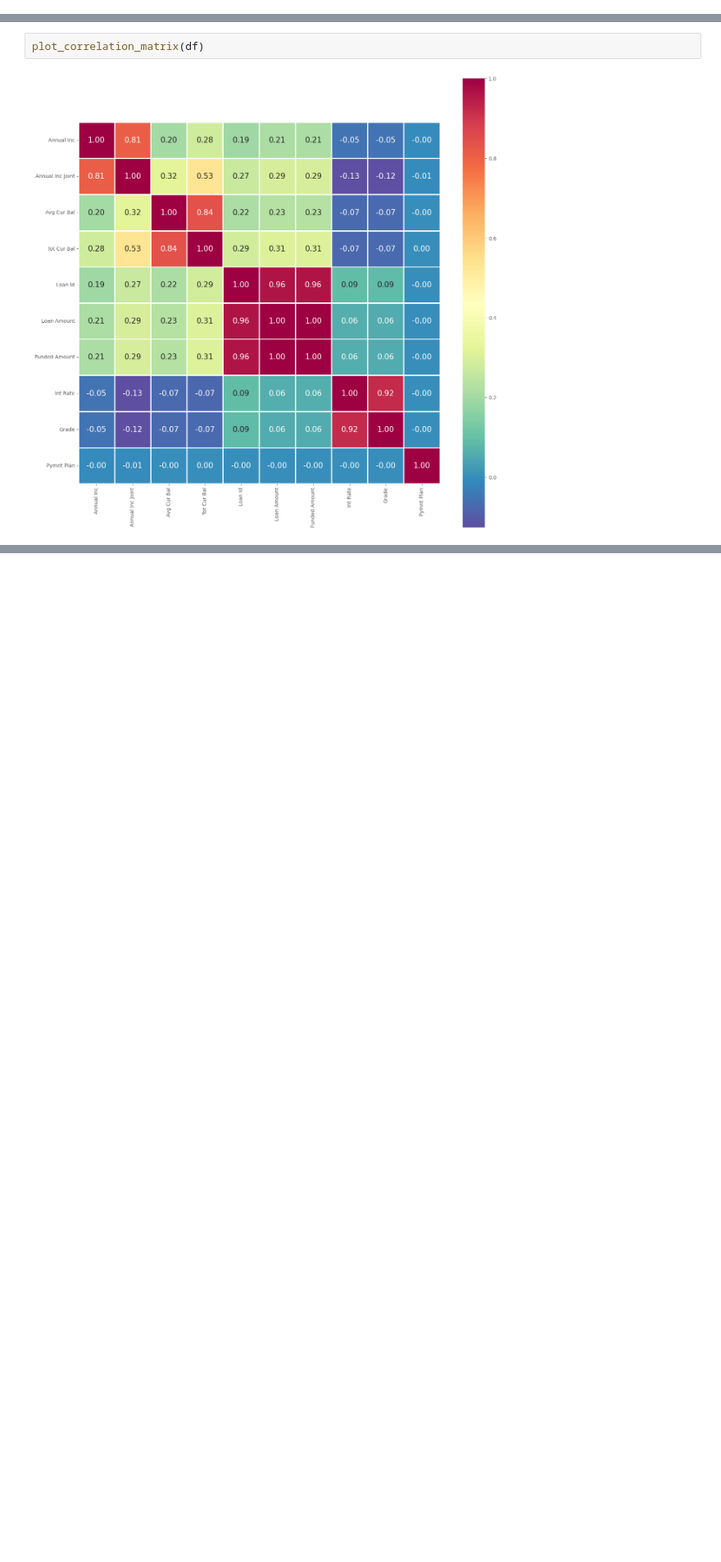
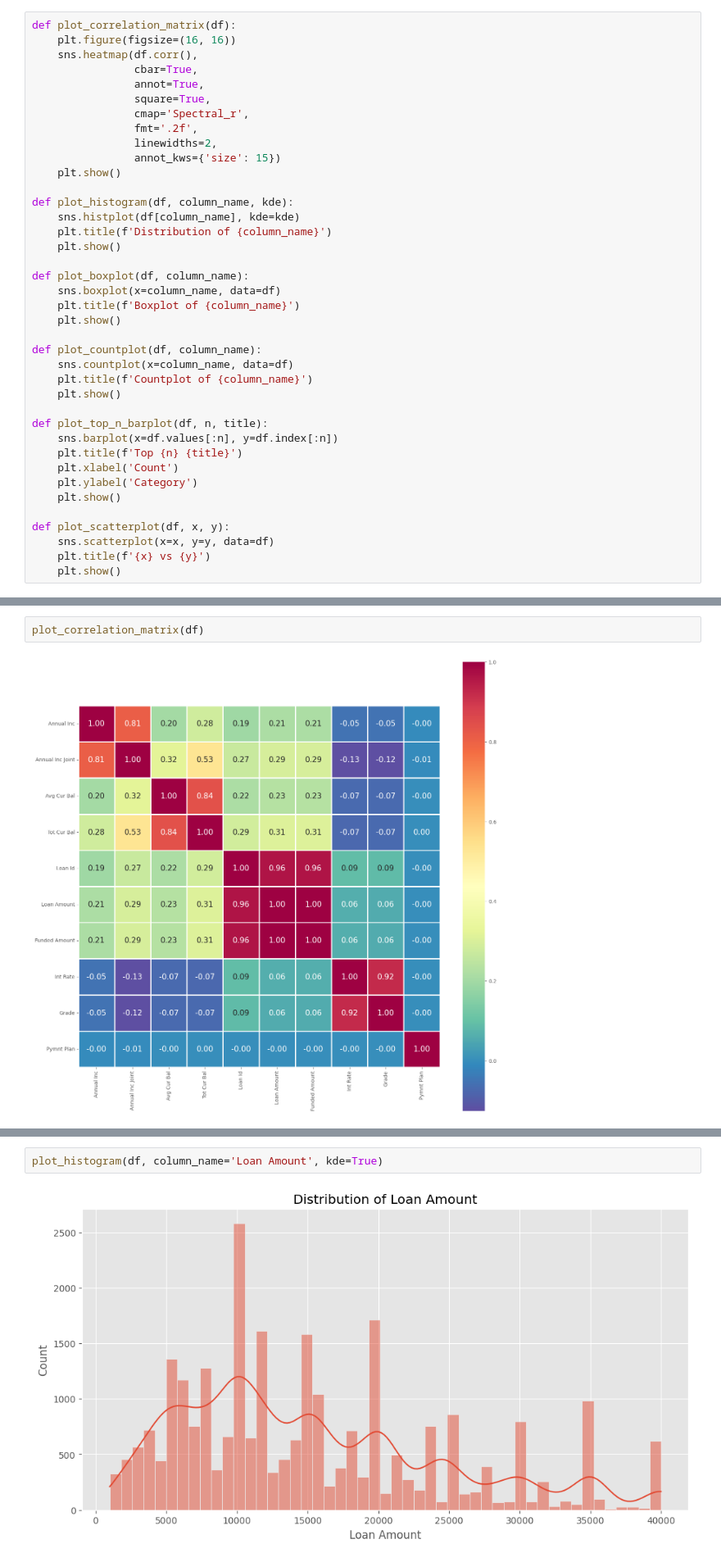
Before and after one commit to youssefayman02/Data-Engineering, a Jupyter notebook: M1-template.ipynb, the cells around one changed output, grey strips where cells are left out. Shown at 82% size. Saved outputs shown, nothing was run; the diff lists cells and outputs as text; blank space fills up the shorter version.

```diff
--- a/M1-template.ipynb
+++ b/M1-template.ipynb
@@ -136,3 +124,42 @@ def plot_correlation_matrix(df):
+# %%
+def plot_correlation_matrix(df):
+    plt.figure(figsize=(16, 16))
+    sns.heatmap(df.corr(),
+                cbar=True,
+                annot=True,
+                square=True,
+                cmap='Spectral_r',
+                fmt='.2f',
+                linewidths=2,
+                annot_kws={'size': 15})
+    plt.show()
+
+def plot_histogram(df, column_name, kde):
+    sns.histplot(df[column_name], kde=kde)
+    plt.title(f'Distribution of {column_name}')
+    plt.show()
+
+def plot_boxplot(df, column_name):
+    sns.boxplot(x=column_name, data=df)
+    plt.title(f'Boxplot of {column_name}')
+    plt.show()
+
+def plot_countplot(df, column_name):
+    sns.countplot(x=column_name, data=df)
+    plt.title(f'Countplot of {column_name}')
+    plt.show()
+
+def plot_top_n_barplot(df, n, title):
+    sns.barplot(x=df.values[:n], y=df.index[:n])
+    plt.title(f'Top {n} {title}')
+    plt.xlabel('Count')
+    plt.ylabel('Category')
+    plt.show()
+
+def plot_scatterplot(df, x, y):
+    sns.scatterplot(x=x, y=y, data=df)
+    plt.title(f'{x} vs {y}')
+    plt.show()
 # %% [markdown]
 Showing Relationship between features
 # %%
@@ -148,0 +180,4 @@ plot_correlation_matrix(df)
+# %%
+plot_histogram(df, column_name='Loan Amount', kde=True)
+# %% [output]
+[figure, added]
```
Also changed, not shown: parts of 10 cells of this notebook.
